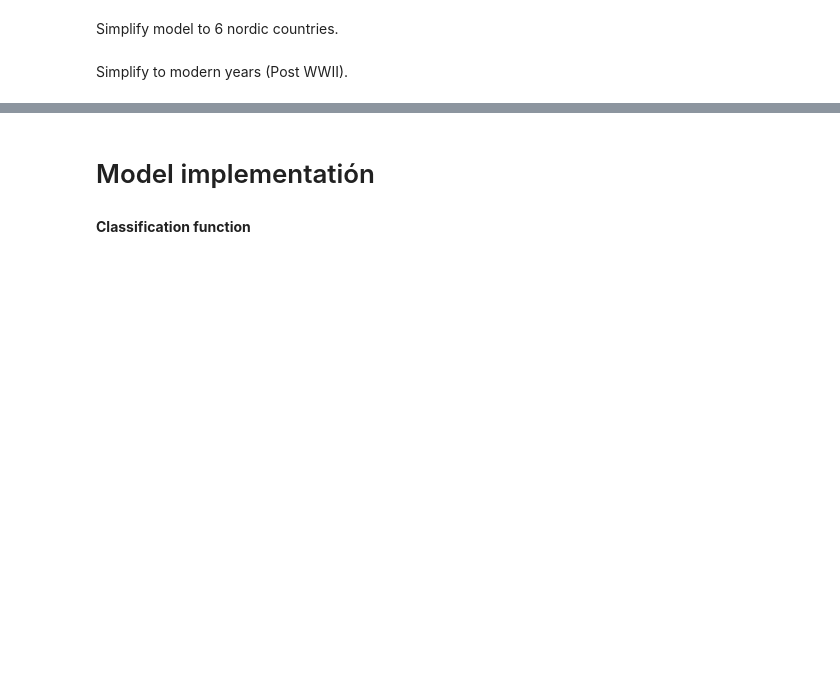
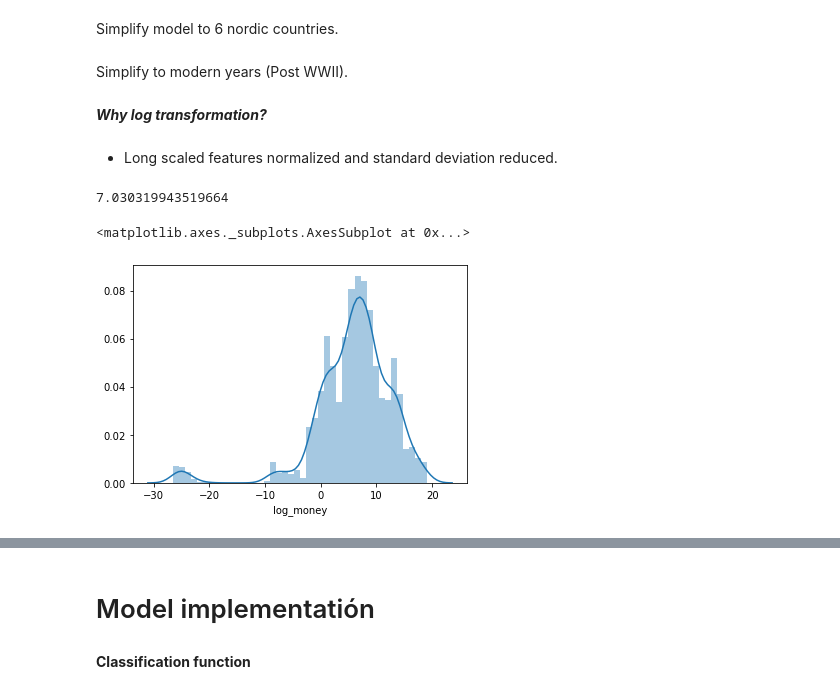
Before and after one commit to gen1897/Economical-Crisis-Prediction, a Jupyter notebook: Model.ipynb, the cells around one changed output, grey strips where cells are left out. Drawn from its saved outputs; the diff is of its cells as text; code cells hidden in the pictures; blank space fills up the shorter version.

```diff
--- a/Model.ipynb
+++ b/Model.ipynb
@@ -141,3 +141,31 @@ df = select_country(df,["Norway","Switzerland","Finland","Germany","Denmark","Ne
 Simplify to modern years (Post WWII).
 # %%
 df = df[df["year"] > 1949]
+# %% [markdown]
+***Why log transformation?***
+# %%
+log_dataset_variables = ["ifs","year","country","crisisJST","precrisis",
+                        "tloans","gdp","ltrate","money","stir","debtgdp",
+                        "ca","cpi","iy","capital_tr","rconpc","rgdpmad",
+                        "rgdppc"]
+log_df = JST_df[log_dataset_variables]
+
+log_df["log_tloans"] = np.log(JST_df["tloans"])
+log_df["log_ltrate"] = np.log(JST_df["ltrate"])
+log_df["log_money"] = np.log(JST_df["money"])
+log_df["log_stir"] = np.log(JST_df["stir"])
+log_df["log_debtgdp"] = np.log(JST_df["debtgdp"])
+log_df["log_ca"] = np.log(JST_df["ca"])
+log_df["log_cpi"] = np.log(JST_df["cpi"])
+log_df["log_iy"] = np.log(JST_df["iy"])
+log_df["log_capital_tr"] = np.log(JST_df["capital_tr"])
+log_df["log_rconpc"] = np.log(JST_df["rconpc"])
+log_df["log_rgdpmad"] = np.log(JST_df["rgdpmad"])
+log_df["log_rgdppc"] = np.log(JST_df["rgdppc"])
+
+Norway = log_df[log_df["country"] == "Norway"]
+Switzerland = log_df[log_df["country"] == "Switzerland"]
+Finland = log_df[log_df["country"] == "Finland"]
+Germany = log_df[log_df["country"] == "Germany"]
+Denmark = log_df[log_df["country"] == "Denmark"]
+Netherlands = log_df[log_df["country"] == "Netherlands"]
@@ -143,0 +191,9 @@ df = df[df["year"] > 1949]
+# %% [markdown]
+- Long scaled features normalized and standard deviation reduced.
+# %%
+print(log_df["log_money"].std())
+sns.distplot(log_df["log_money"])
+# %% [output]
+7.030319943519664
+<matplotlib.axes._subplots.AxesSubplot at 0x...>
+[figure, added]
```
Also changed, not shown: parts of 18 cells of this notebook.
